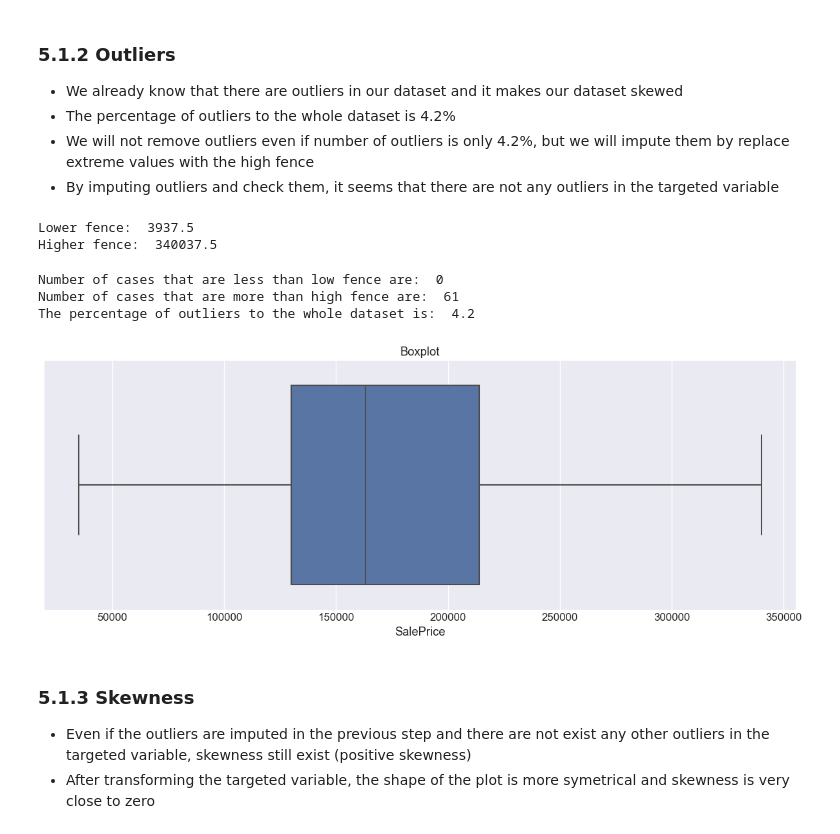
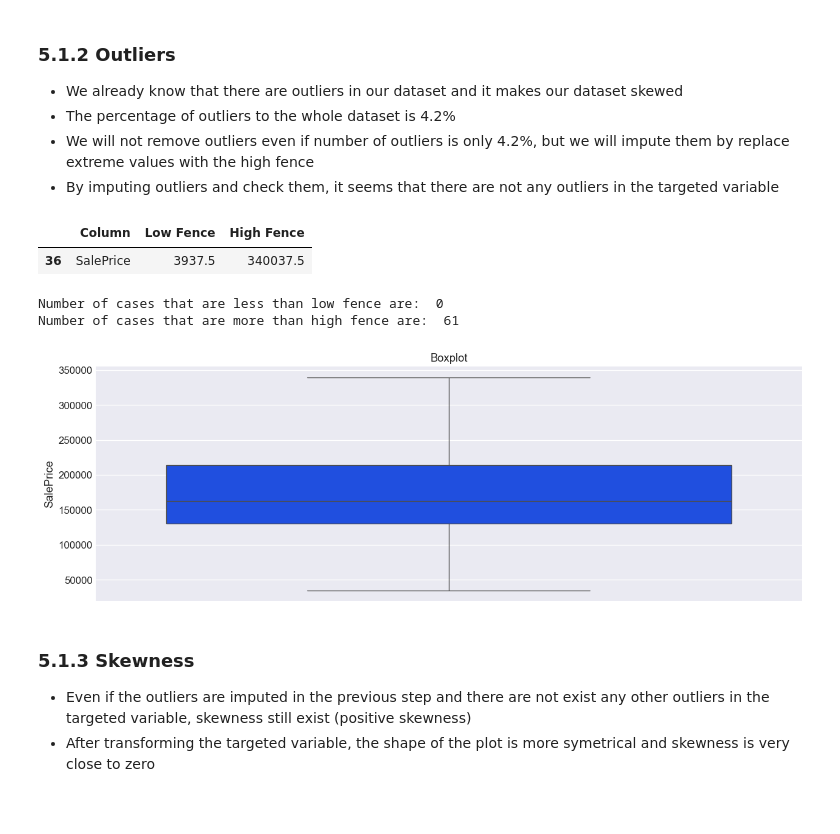
Before and after one commit to giannisbasa/House-Prices, a Jupyter notebook: 3. Coding/House_Prices.ipynb, the cells around one changed output. Cells and saved outputs as stored; diff of their text form; code cells hidden in the pictures; blank space fills up the shorter version.

```diff
--- a/3. Coding/House_Prices.ipynb
+++ b/3. Coding/House_Prices.ipynb
@@ -462,7 +408,7 @@ plt.show()
 [figure]
 # %%
 # 10. Association of 2ndFlrSF with sale price?
-plt.style.use('seaborn-darkgrid')
+plt.style.use('seaborn-v0_8-darkgrid')
 
 sns.set(palette="deep", font_scale=1.1, rc={"figure.figsize": [15, 5]})
 sns.scatterplot(data = train, x='2ndFlrSF', y='SalePrice')
@@ -471,7 +417,7 @@ plt.show()
 [figure]
 # %%
 # 11. Is there any relationship between year of built and surface of the house
-plt.style.use('seaborn-darkgrid')
+plt.style.use('seaborn-v0_8-darkgrid')
 
 sns.set(palette="deep", font_scale=1.1, rc={"figure.figsize": [15, 5]})
 sns.scatterplot(data = train, x='YearBuilt', y='GrLivArea', hue='TotalBsmtSF')
@@ -599,22 +545,20 @@ Number of null values:  0
 - The percentage of outliers to the whole dataset is 4.2%
 - We will not remove outliers even if number of outliers is only 4.2%, but we will impute them by replace extreme values with the high fence
 - By imputing outliers and check them, it seems that there are not any outliers in the targeted variable
-# %%
-print('Lower fence: ', calc_outliers_var(train_1, 'SalePrice')[0])
-print('Higher fence: ', calc_outliers_var(train_1, 'SalePrice')[1])
-
-low_fence = calc_outliers_var(train_1, 'SalePrice')[0]
-high_fence = calc_outliers_var(train_1, 'SalePrice')[1]
-# %% [output]
-Lower fence:  3937.5
-Higher fence:  340037.5
 # %%
-print('Number of cases that are less than low fence are: ', train_1.loc[train_1['SalePrice']<low_fence].shape[0])
-print('Number of cases that are more than high fence are: ', train_1.loc[train_1['SalePrice']>high_fence].shape[0])
-print('The percentage of outliers to the whole dataset is: ', round((train_1.loc[train_1['SalePrice']>high_fence].shape[0]/train_1.shape[0])*100,1))
+# Calculate fences
+fences = calculate_fences(train_1, target_columns=['Id'])
+
+# take only fences for the targeted feature
+saleprice = fences.loc[fences['Column'] == 'SalePrice']
+
+display(saleprice)
+print('Number of cases that are less than low fence are: ', train_1[train_1['SalePrice']<saleprice['Low Fence'].values[0]].shape[0])
+print('Number of cases that are more than high fence are: ', train_1[train_1['SalePrice']>saleprice['High Fence'].values[0]].shape[0])
 # %% [output]
+|  | Column | Low Fence | High Fence |
+| 36 | SalePrice | 3937.5 | 340037.5 |
 Number of cases that are less than low fence are:  0
 Number of cases that are more than high fence are:  61
-The percentage of outliers to the whole dataset is:  4.2
 # %%
 # Impute extreme values with high fence
@@ -622,8 +566,13 @@ train_1.loc[train_1['SalePrice']>=high_fence, 'SalePrice'] = high_fence
-# %%
-# Check for outliers
-box_plot(train_1, 'SalePrice')
-# %% [output]
-[figure, removed]
+# %%
+# Check for outliers
+# box_plot(train_1, 'SalePrice')
+
+plt.style.use('seaborn-v0_8-darkgrid')
+plt.figure(figsize=(15,5))
+plt.title('Boxplot');
+sns.boxplot(train_1['SalePrice']);
+# %% [output]
+[figure, added]
 # %% [markdown]
 ### 5.1.3 Skewness
 - Even if the outliers are imputed in the previous step and there are not exist any other outliers in the targeted variable, skewness still exist (positive skewness)
```
Also changed, not shown: parts of 32 cells of this notebook, 4 other files.
